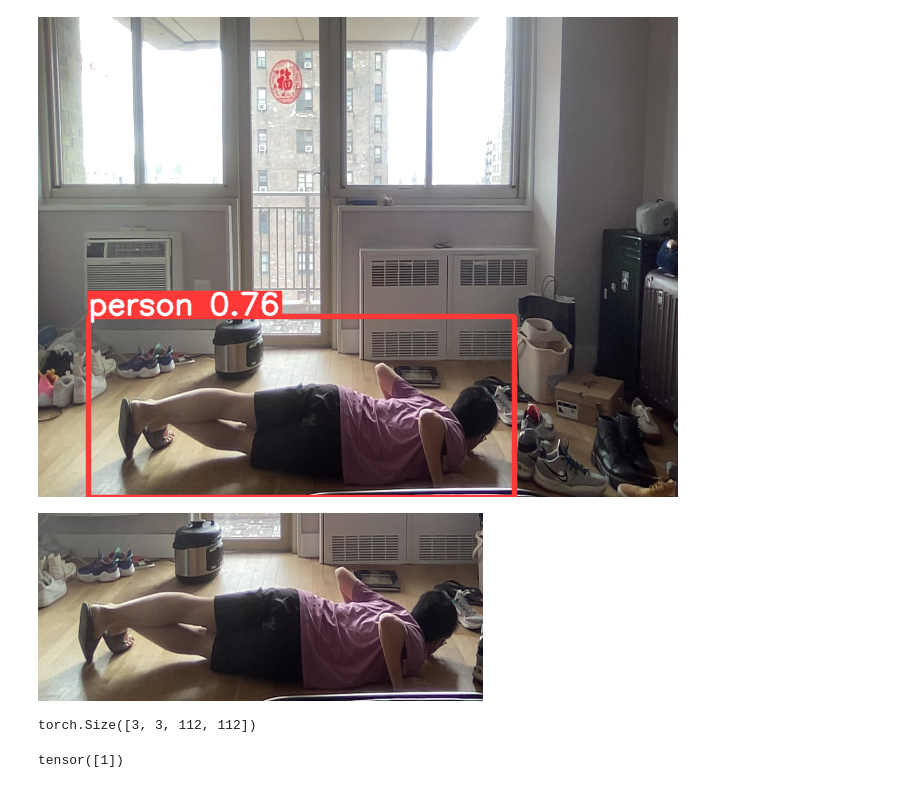
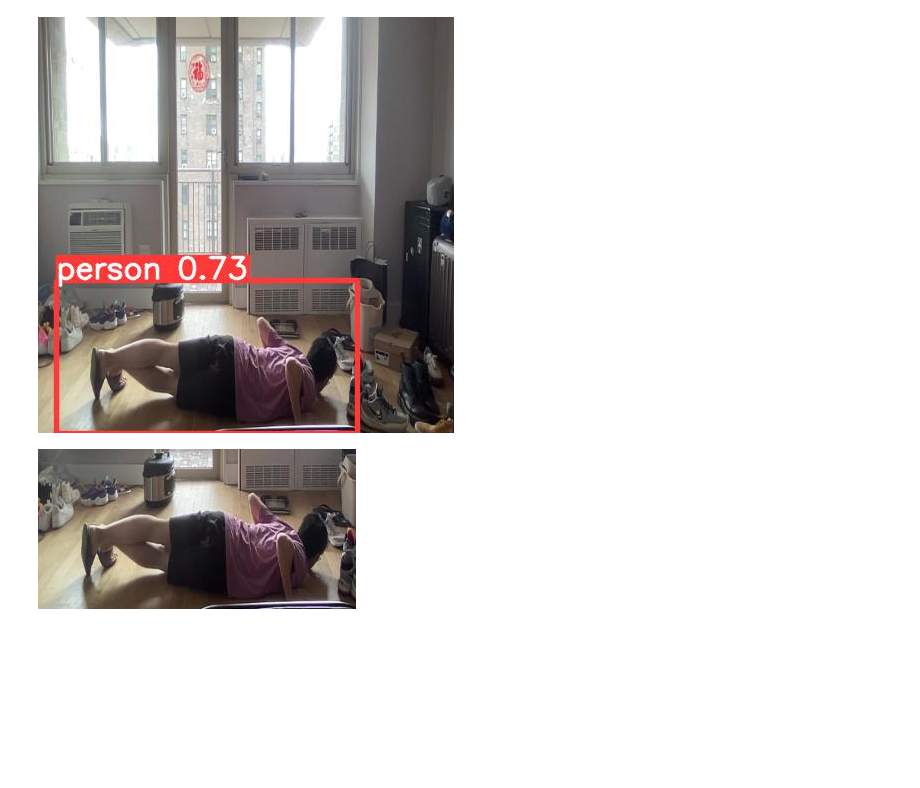
Before and after one commit to Morris135212/Fall_Detection, a Jupyter notebook: Fall_detection_inference.ipynb, the cells around one changed output. Cells and saved outputs as stored; diff of their text form; code cells hidden in the pictures; blank space fills up the shorter version.

```diff
--- a/Fall_detection_inference.ipynb
+++ b/Fall_detection_inference.ipynb
@@ -5,13 +6,14 @@ import torch
 # %%
 weights = "./runs/train/yolov5n/weights/best.pt"
 source = "./data/dataset/Fall_Detection_Object/Test/Fall_Person_valid_000002.png"
 data = "./data/custom.yaml"
-imgsz = (416, 416)
-view_img = True
+
+img = cv2.imread(source)
+img = cv2.resize(img, (416, 416))
 
 device = torch.device("cuda") if torch.cuda.is_available() else torch.device("cpu")
 model = DetectMultiBackend(weights, device=device, data=data)
-img0, boxes = run_yolo(model, device, source=source, imgsz=imgsz, view_img=view_img)
+img0, boxes = run_yolo(model, img, device, view_img=True)
 # %% [output]
-[figure, old version]
+[figure, new version]
-[figure, old version]
+[figure, new version]
@@ -25,10 +19,0 @@ boxes.append(torch.randn((3,112,112)))
-# %%
-torch.stack(list(boxes), dim=0).shape
-# %% [output]
-torch.Size([3, 3, 112, 112])
-# %%
-demo = [[0.3,0.7]]
-demo = torch.tensor(demo)
-torch.argmax(demo, dim=1)
-# %% [output]
-tensor([1])
```
Also changed, not shown: parts of 3 cells of this notebook, 4 other files.
